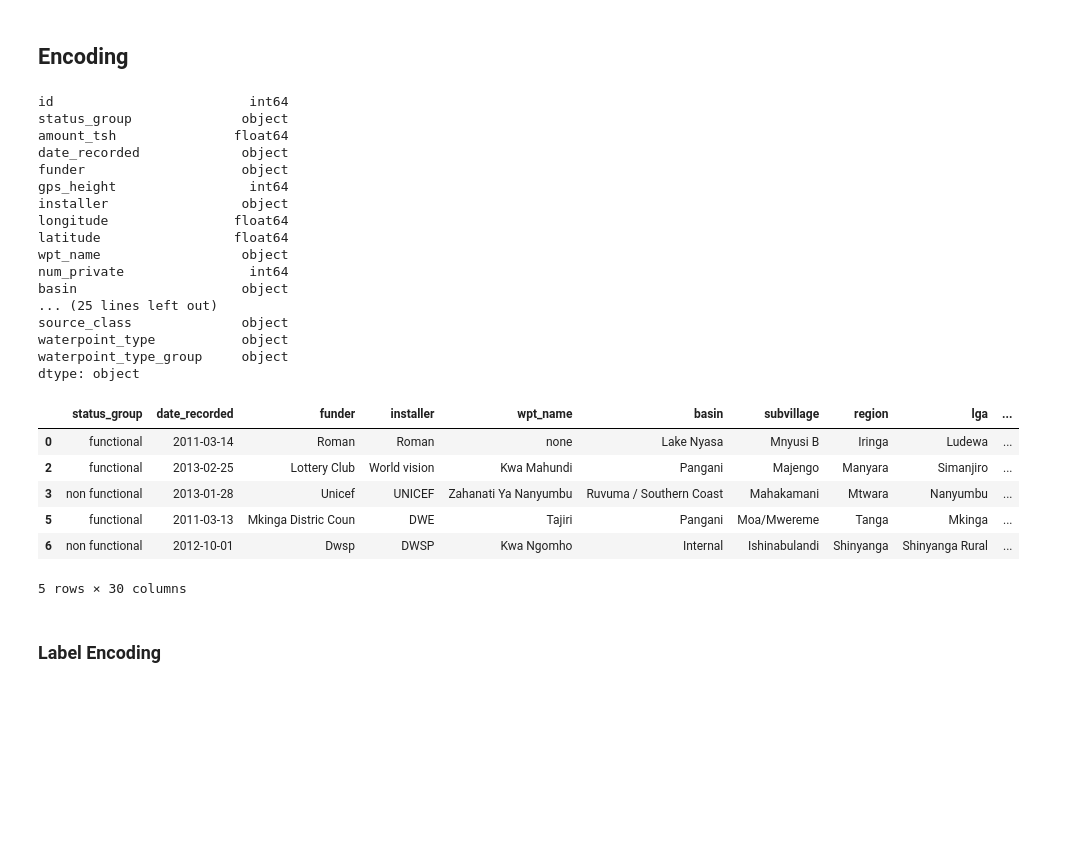
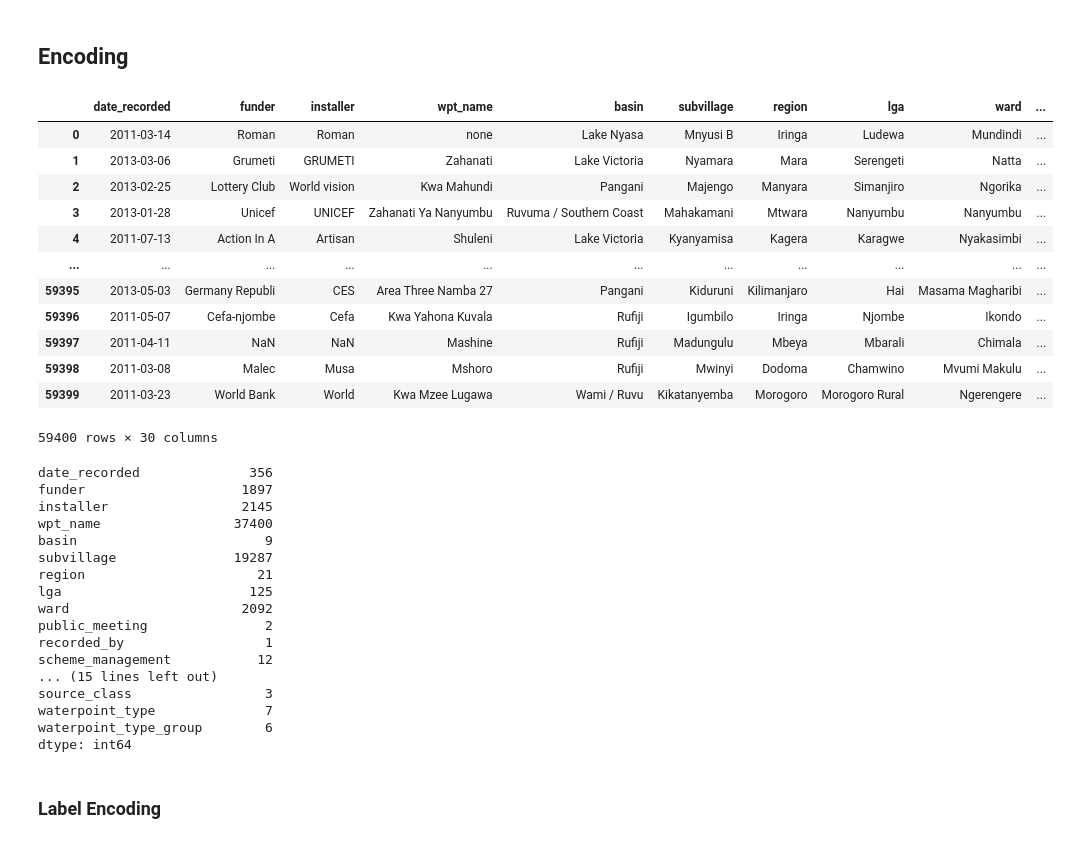
Before and after one commit to anjuchamantha/Machine-Learning-Module-Project, a Jupyter notebook: competition-notebook.ipynb, the cells around one changed output. Cells and saved outputs as stored; diff of their text form; code cells hidden in the pictures; blank space fills up the shorter version.

```diff
--- a/competition-notebook.ipynb
+++ b/competition-notebook.ipynb
@@ -152,36 +167,43 @@ df = df_dropped
 # %% [markdown]
 ## Encoding
 # %%
-# columns with data type object needs to be encoded
-df.dtypes
+# columns with data type `object` needs to be encoded
+
+obj_df = df.select_dtypes(include=['object']).copy()
+obj_df
 # %% [output]
+|  | date_recorded | funder | installer | wpt_name | basin | subvillage | region | lga | ward | ... |
+| 0 | 2011-03-14 | Roman | Roman | none | Lake Nyasa | Mnyusi B | Iringa | Ludewa | Mundindi | ... |
+| 1 | 2013-03-06 | Grumeti | GRUMETI | Zahanati | Lake Victoria | Nyamara | Mara | Serengeti | Natta | ... |
+| 2 | 2013-02-25 | Lottery Club | World vision | Kwa Mahundi | Pangani | Majengo | Manyara | Simanjiro | Ngorika | ... |
+| 3 | 2013-01-28 | Unicef | UNICEF | Zahanati Ya Nanyumbu | Ruvuma / Southern Coast | Mahakamani | Mtwara | Nanyumbu | Nanyumbu | ... |
+| 4 | 2011-07-13 | Action In A | Artisan | Shuleni | Lake Victoria | Kyanyamisa | Kagera | Karagwe | Nyakasimbi | ... |
+| ... | ... | ... | ... | ... | ... | ... | ... | ... | ... | ... |
+| 59395 | 2013-05-03 | Germany Republi | CES | Area Three Namba 27 | Pangani | Kiduruni | Kilimanjaro | Hai | Masama Magharibi | ... |
+| 59396 | 2011-05-07 | Cefa-njombe | Cefa | Kwa Yahona Kuvala | Rufiji | Igumbilo | Iringa | Njombe | Ikondo | ... |
+| 59397 | 2011-04-11 | NaN | NaN | Mashine | Rufiji | Madungulu | Mbeya | Mbarali | Chimala | ... |
+| 59398 | 2011-03-08 | Malec | Musa | Mshoro | Rufiji | Mwinyi | Dodoma | Chamwino | Mvumi Makulu | ... |
+| 59399 | 2011-03-23 | World Bank | World | Kwa Mzee Lugawa | Wami / Ruvu | Kikatanyemba | Morogoro | Morogoro Rural | Ngerengere | ... |
-id                         int64
-status_group              object
-amount_tsh               float64
-date_recorded             object
-funder                    object
-gps_height                 int64
-installer                 object
-longitude                float64
-latitude                 float64
-wpt_name                  object
-num_private                int64
-basin                     object
-... (25 lines left out)
-source_class              object
-waterpoint_type           object
-waterpoint_type_group     object
-dtype: object
+59400 rows × 30 columns
-# %%
-obj_df = df.select_dtypes(include=['object']).copy()
-obj_df.head()
-# %% [output]
-|  | status_group | date_recorded | funder | installer | wpt_name | basin | subvillage | region | lga | ... |
-| 0 | functional | 2011-03-14 | Roman | Roman | none | Lake Nyasa | Mnyusi B | Iringa | Ludewa | ... |
-| 2 | functional | 2013-02-25 | Lottery Club | World vision | Kwa Mahundi | Pangani | Majengo | Manyara | Simanjiro | ... |
-| 3 | non functional | 2013-01-28 | Unicef | UNICEF | Zahanati Ya Nanyumbu | Ruvuma / Southern Coast | Mahakamani | Mtwara | Nanyumbu | ... |
-| 5 | functional | 2011-03-13 | Mkinga Distric Coun | DWE | Tajiri | Pangani | Moa/Mwereme | Tanga | Mkinga | ... |
-| 6 | non functional | 2012-10-01 | Dwsp | DWSP | Kwa Ngomho | Internal | Ishinabulandi | Shinyanga | Shinyanga Rural | ... |
-5 rows × 30 columns
+# %%
+obj_df.nunique()
+# %% [output]
+date_recorded              356
+funder                    1897
+installer                 2145
+wpt_name                 37400
+basin                        9
+subvillage               19287
+region                      21
+lga                        125
+ward                      2092
+public_meeting               2
+recorded_by                  1
+scheme_management           12
+... (15 lines left out)
+source_class                 3
+waterpoint_type              7
+waterpoint_type_group        6
+dtype: int64
 # %% [markdown]
 ### Label Encoding
```
Also changed, not shown: parts of 33 cells of this notebook.
